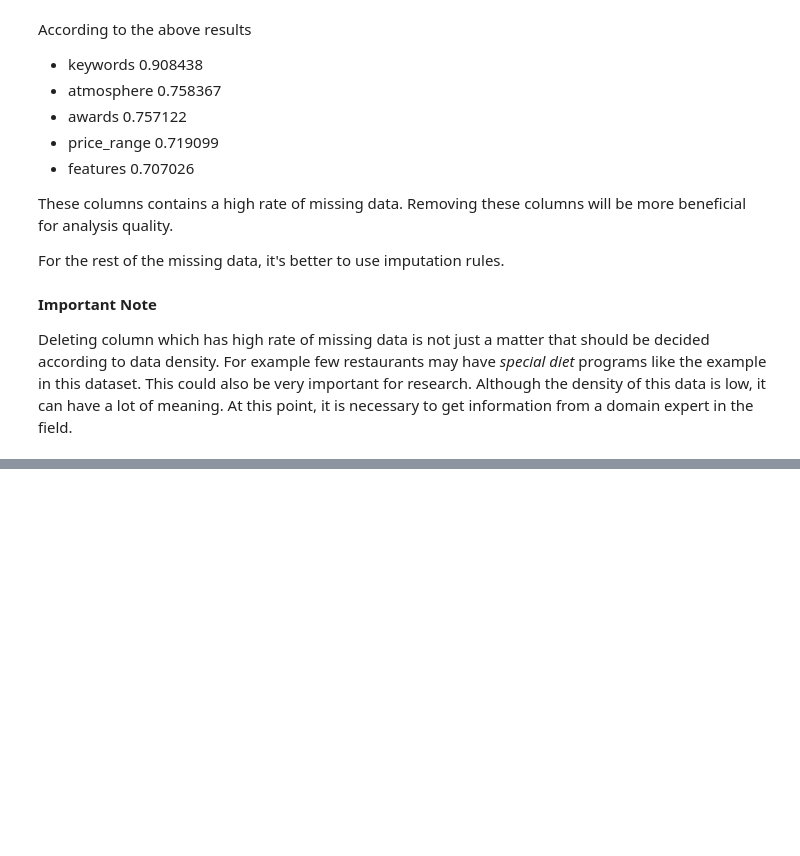
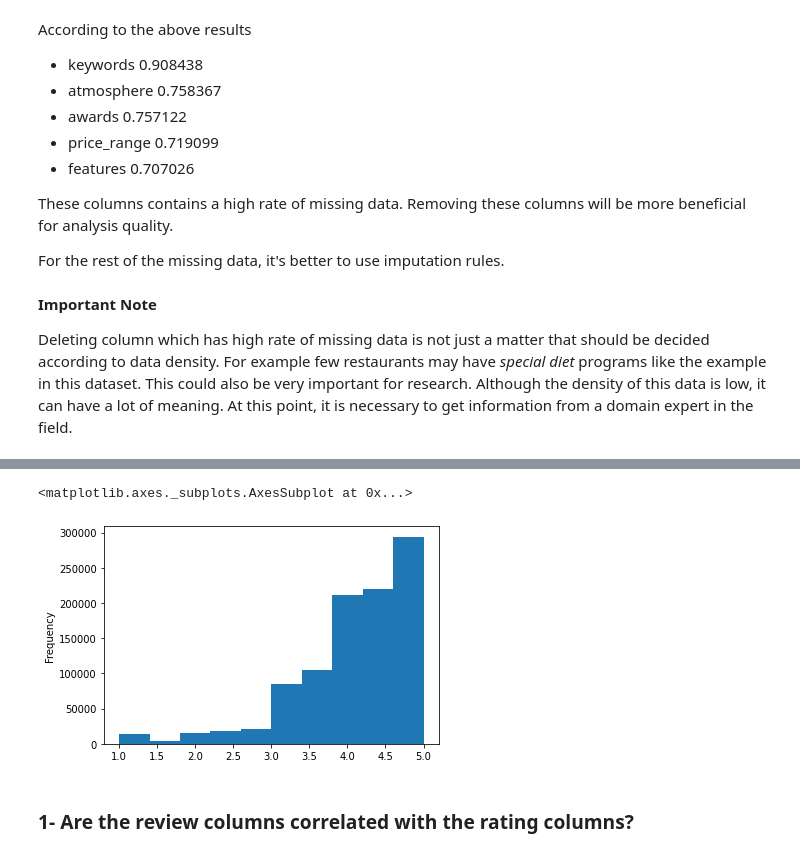
Before and after one commit to vocanalytics/F_STL_Challenge, a Jupyter notebook: Tech_Challenge_For_FoodStyles.ipynb, the cells around one changed output, grey strips where cells are left out. Saved outputs shown, nothing was run; the diff lists cells and outputs as text; code cells hidden in the pictures; blank space fills up the shorter version.

```diff
--- a/Tech_Challenge_For_FoodStyles.ipynb
+++ b/Tech_Challenge_For_FoodStyles.ipynb
@@ -262,0 +325,3 @@ Deleting column which has high rate of missing data is not just a matter that sh
+# %%
+df["weighted_review"] = (df["excellent"] * 5 + df["very_good"] * 4 + df["average"] * 3 + df["poor"] * 2 + df["terrible"] * 1) / (df["excellent"] + df["very_good"] + df["average"] + df["poor"] + df["terrible"])
+# Create a new column to store the weighted review scores
@@ -262,0 +344,7 @@ Deleting column which has high rate of missing data is not just a matter that sh
+# %%
+df["weighted_review"].plot(kind="hist")
+# %% [output]
+<matplotlib.axes._subplots.AxesSubplot at 0x...>
+[figure, added]
+# %% [markdown]
+### **1- Are the review columns correlated with the rating columns?**
```
Also changed, not shown: parts of 38 cells of this notebook.
